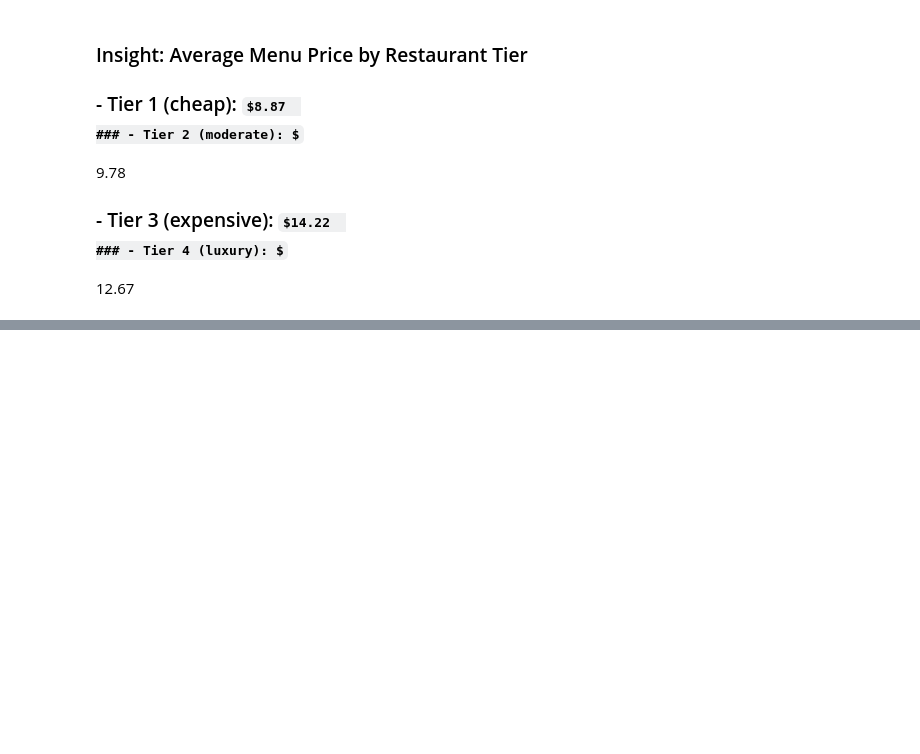
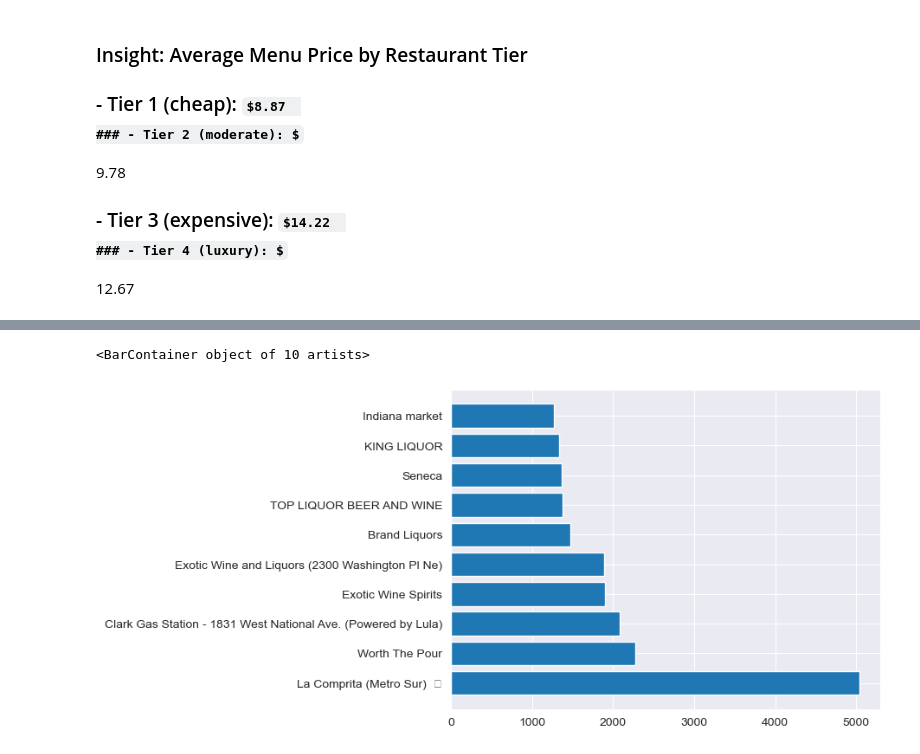
Before and after one commit to MostafaOsmanFathi/uber-eats-menu-analysis, a Jupyter notebook: insights_analysis.ipynb, the cells around one changed output, grey strips where cells are left out. Cells and saved outputs as stored; diff of their text form; code cells hidden in the pictures; some formulas as TeX source; blank space fills up the shorter version.

```diff
--- a/insights_analysis.ipynb
+++ b/insights_analysis.ipynb
@@ -487,0 +567,12 @@ df_restaurants.groupby('price_range')['avg_price'].describe().round(2)
+# %%
+orig_restaurants = pd.read_csv("data/raw/restaurants.csv")
+menu_counts = menu_df.groupby('restaurant_id')['name'].nunique().reset_index()
+menu_counts.columns = ['id', 'menu_item_count']
+
+top_menus = menu_counts.sort_values(by='menu_item_count', ascending=False).head(10).reset_index()
+top_menus = top_menus.merge(orig_restaurants[['id', 'name']], on='id')
+
+plt.barh(top_menus['name'], top_menus['menu_item_count'])
+# %% [output]
+<BarContainer object of 10 artists>
+[figure, added]
```
Also changed, not shown: parts of 34 cells of this notebook.
